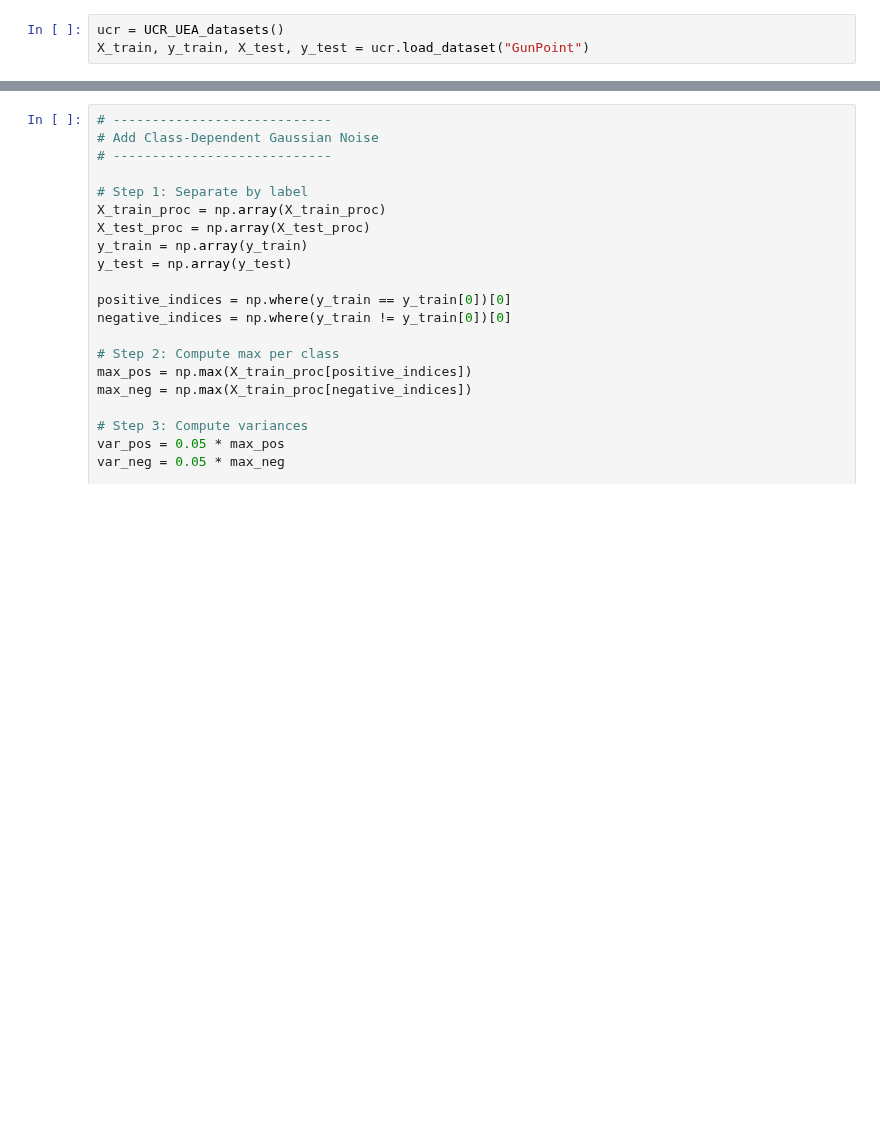
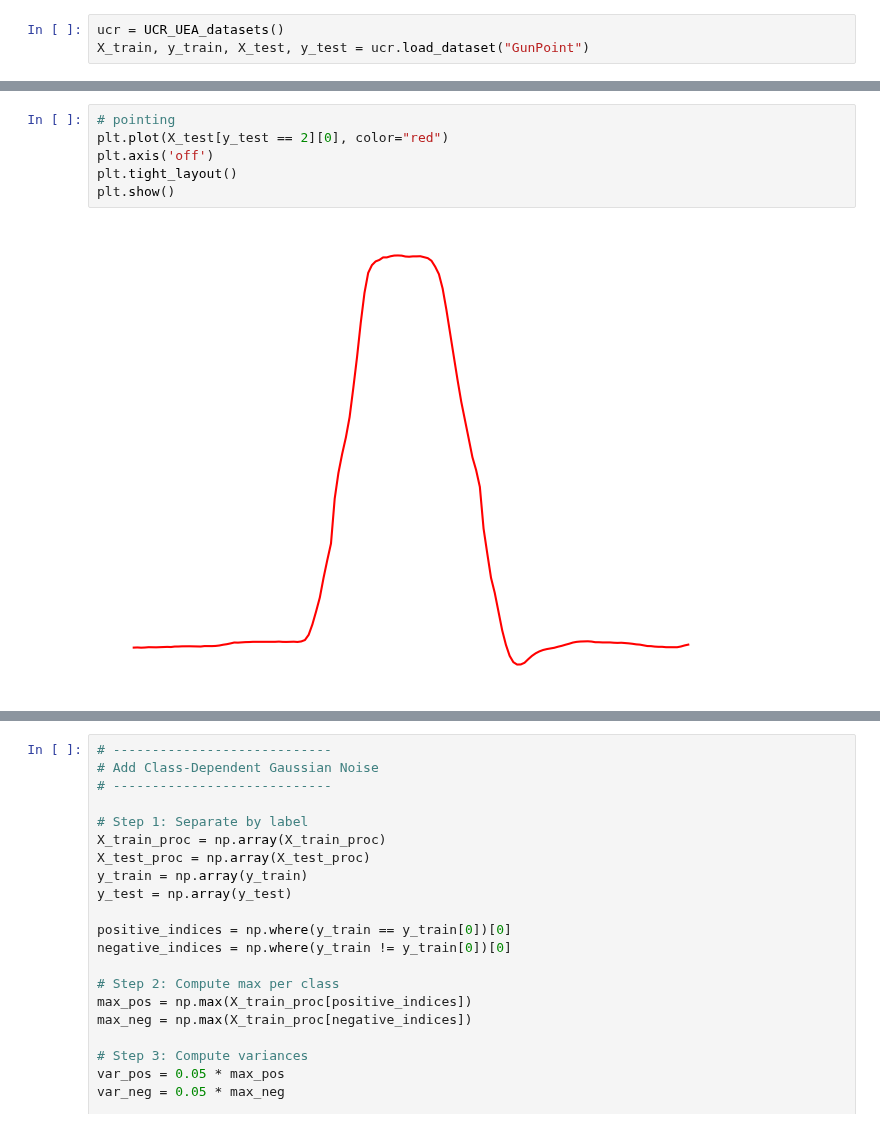
Before and after one commit to cyuab/k-scaling-factor-dtw, a Jupyter notebook: code/data-exploration.ipynb, the cells around one changed output, grey strips where cells are left out. Drawn from its saved outputs; the diff is of its cells as text; blank space fills up the shorter version.

```diff
--- a/code/data-exploration.ipynb
+++ b/code/data-exploration.ipynb
@@ -23,0 +33,8 @@ X_train, y_train, X_test, y_test = ucr.load_dataset("GunPoint")
+# %%
+# pointing
+plt.plot(X_test[y_test == 2][0], color="red")
+plt.axis('off')
+plt.tight_layout()
+plt.show()
+# %% [output]
+[figure, added]
```
Also changed, not shown: parts of 12 cells of this notebook.
